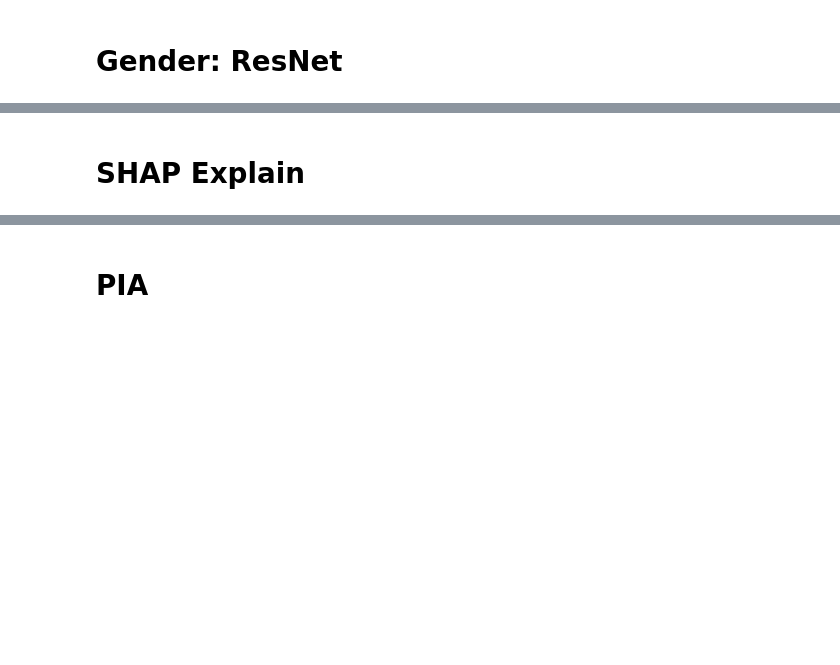
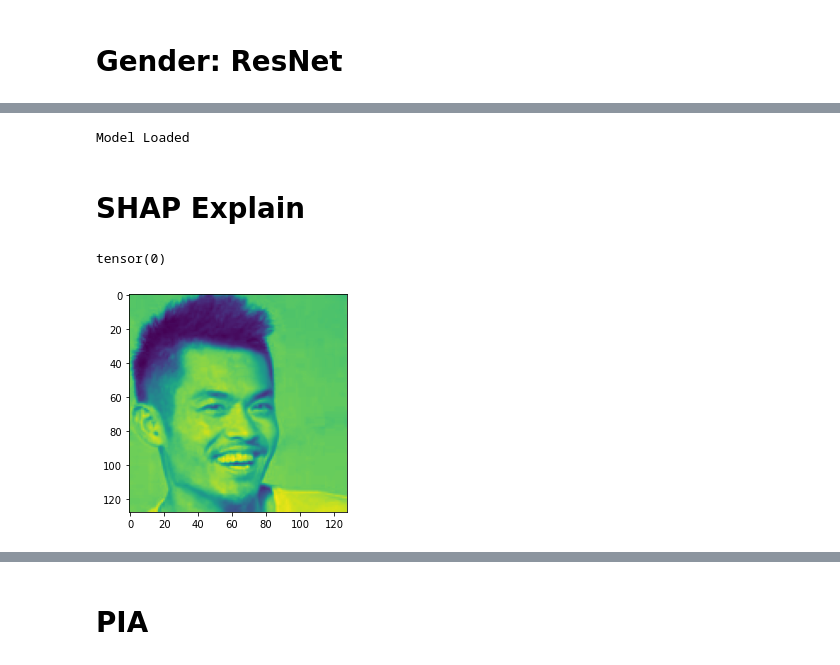
Before and after one commit to harshkasyap/fl, a Jupyter notebook: src/shap/PIA_smile-hk-compre-auto.ipynb, the cells around one changed output, grey strips where cells are left out. Drawn from its saved outputs; the diff is of its cells as text; code cells hidden in the pictures; blank space fills up the shorter version.

```diff
--- a/src/shap/PIA_smile-hk-compre-auto.ipynb
+++ b/src/shap/PIA_smile-hk-compre-auto.ipynb
@@ -215,5 +373,5 @@ target_ms_images, _ = target_ms_batch
 # %%
-target_model = resnet.ResNet18(2)
+target_model = resnet18(2)
 #MS_FS
 target_model.load_state_dict(torch.load("../../out/models/PIA_smile/TM(MS30K_FS_30K)_3e_pth", map_location ='cpu'))
 #MNS_FNS
@@ -228,31 +386,36 @@ target_model.load_state_dict(torch.load("../../out/models/PIA_smile/TM(MS30K_FS_
 #target_model.load_state_dict(torch.load("../../out/models/PIA_HK/TM(MS_30K_FNS_30K)_3E_HK.pth", map_location ='cpu'))
 target_model.eval()
 print("Model Loaded")
+# %% [output]
+Model Loaded
 # %% [markdown]
 <h1>SHAP Explain</h1>
 # %%
 def tensor_to_image(tensor):
     tensor = tensor*255
     tensor = np.array(tensor, dtype=np.uint8)
     if np.ndim(tensor)>3:
         assert tensor.shape[0] == 1
         tensor = tensor[0]
     return PIL.Image.fromarray(tensor)
 
 target_batch = next(iter(test_loader))
 target_images, target_labels = target_batch
 target_baseline = target_images
 
 #smiling_female_images = [2,14,26,28,33,35,37,41,42,44]
 #non_smiling_female_images = [3,4,10,12,15,50,61,63,95,99]
 
 #smiling_male_images = [5,19,23,24,27,29,32,40,46,49,54]
 #non_smiling_male_images = [51,53,62,97]
 
 target_explain = shap.DeepExplainer(target_model, target_baseline)
-target_image = target_images[2]
+target_image = target_images[5]
 plt.imshow(target_image.numpy()[0])
 print(target_labels[0])
+# %% [output]
+tensor(0)
+[figure, added]
 # %%
 r_img = torch.tensor([[[0.0 for col in range(128)] for row in range(128)] for dim in range(3)])
 r_img = target_image
```
Also changed, not shown: parts of 15 cells of this notebook.
